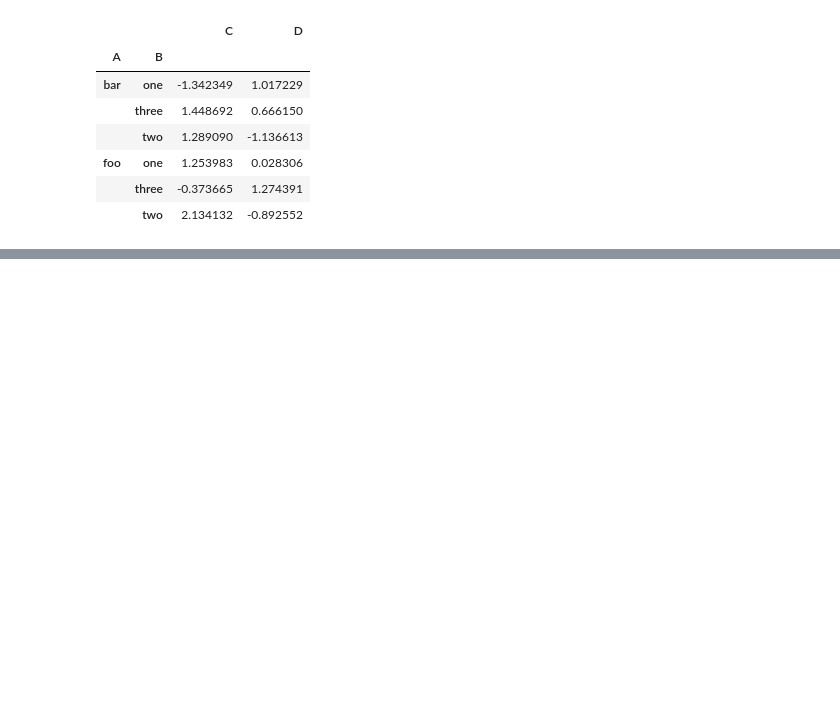
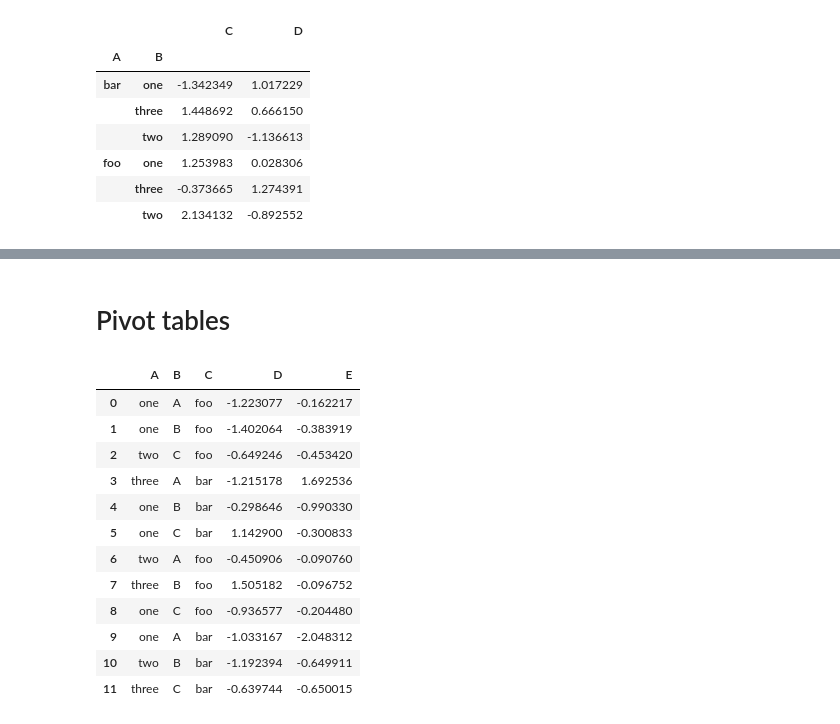
Before and after one commit to naylalex/alteryx, a Jupyter notebook: pandas.ipynb, the cells around one changed output, grey strips where cells are left out. Cells and saved outputs as stored; diff of their text form; code cells hidden in the pictures; blank space fills up the shorter version.

Commit message:
Pivot tables

```diff
--- a/pandas.ipynb
+++ b/pandas.ipynb
@@ -614,0 +661,27 @@ df.groupby(["A", "B"]).sum()
+# %% [markdown]
+# Pivot tables
+# %%
+df = pd.DataFrame(
+    {
+        "A": ["one", "one", "two", "three"] * 3,
+        "B": ["A", "B", "C"] * 4,
+        "C": ["foo", "foo", "foo", "bar", "bar", "bar"] * 2,
+        "D": np.random.randn(12),
+        "E": np.random.randn(12)
+    }
+)
+df
+# %% [output]
+|  | A | B | C | D | E |
+| 0 | one | A | foo | -1.223077 | -0.162217 |
+| 1 | one | B | foo | -1.402064 | -0.383919 |
+| 2 | two | C | foo | -0.649246 | -0.453420 |
+| 3 | three | A | bar | -1.215178 | 1.692536 |
+| 4 | one | B | bar | -0.298646 | -0.990330 |
+| 5 | one | C | bar | 1.142900 | -0.300833 |
+| 6 | two | A | foo | -0.450906 | -0.090760 |
+| 7 | three | B | foo | 1.505182 | -0.096752 |
+| 8 | one | C | foo | -0.936577 | -0.204480 |
+| 9 | one | A | bar | -1.033167 | -2.048312 |
+| 10 | two | B | bar | -1.192394 | -0.649911 |
+| 11 | three | C | bar | -0.639744 | -0.650015 |
```
Also changed, not shown: parts of 6 cells of this notebook.
